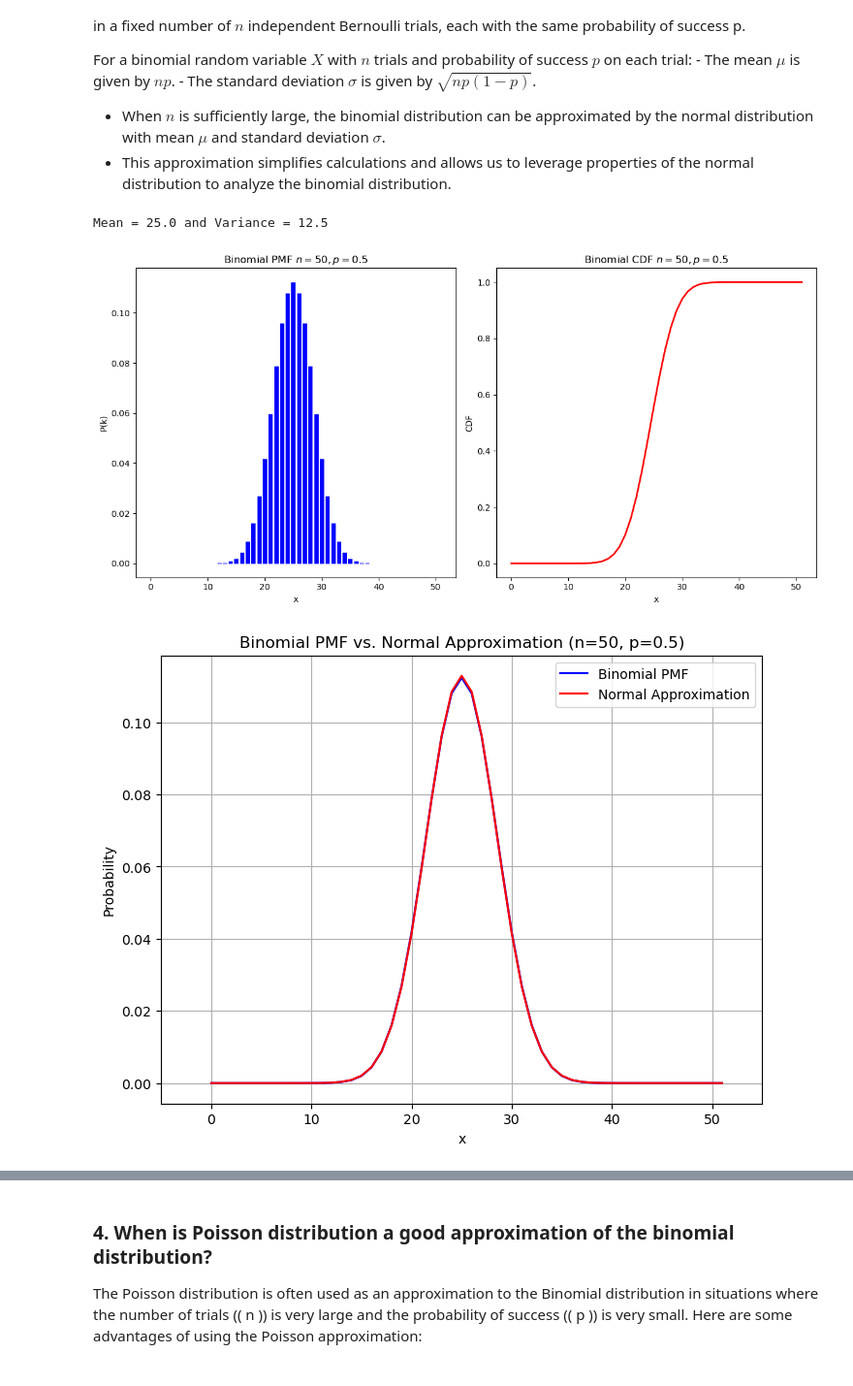
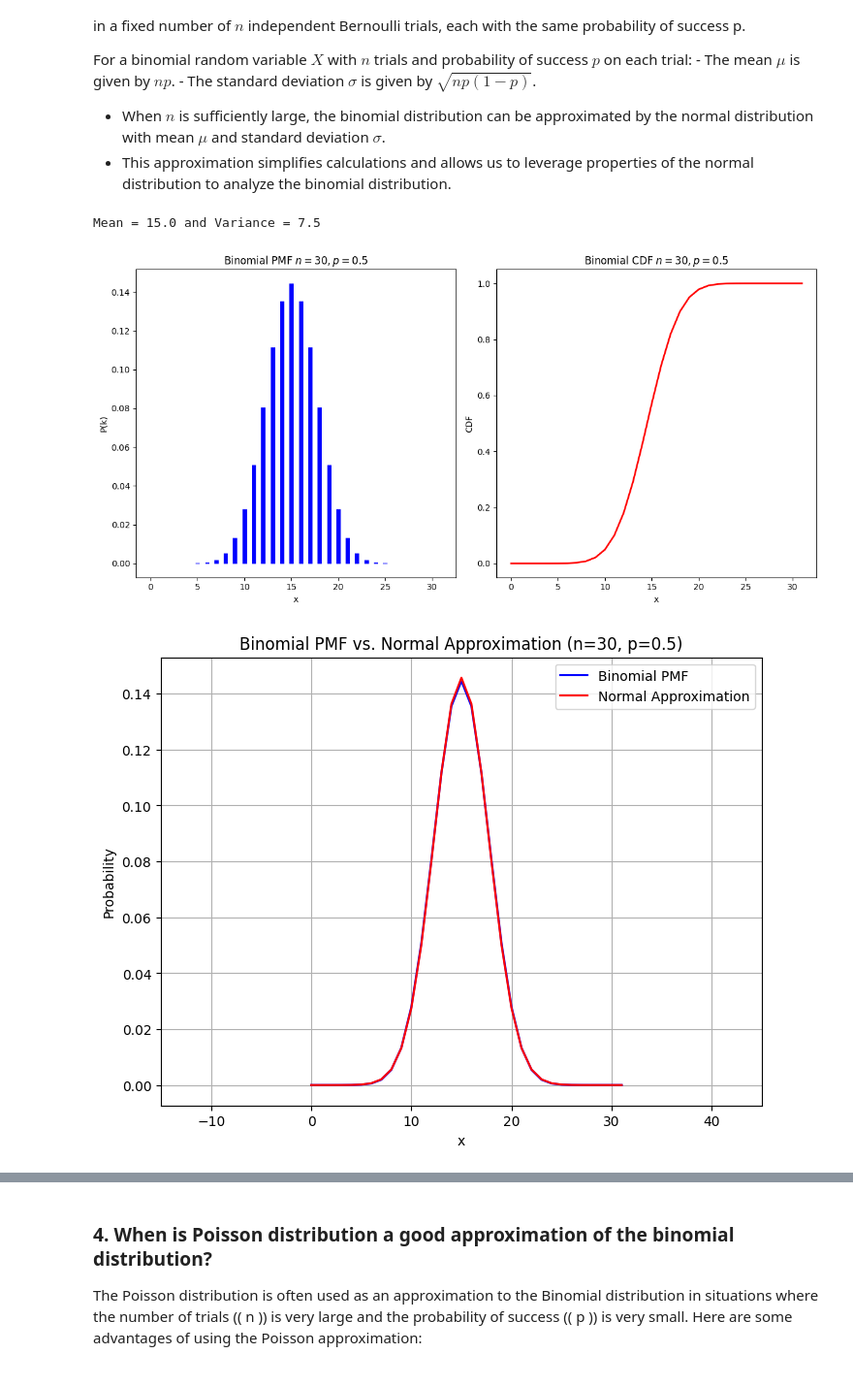
Before and after one commit to cpas0004/Monash2026, a Jupyter notebook: ECE4045/Labs/Lab 1/Lab 1_distributions Moodle_version-1_questions-Copy1.ipynb, the cells around one changed output, grey strips where cells are left out. Shown at 97% size. Cells and saved outputs as stored; diff of their text form; code cells hidden in the pictures.

```diff
--- a/ECE4045/Labs/Lab 1/Lab 1_distributions Moodle_version-1_questions-Copy1.ipynb
+++ b/ECE4045/Labs/Lab 1/Lab 1_distributions Moodle_version-1_questions-Copy1.ipynb
@@ -223,7 +223,7 @@ import matplotlib.pyplot as plt
 
 # User input for n and p
 # n = int(input("Enter the number of trials (n): "))
-n = 50
+n = 30
 # p = float(input("Enter the probability of success on each trial (p): "))
 p = 0.5
 
@@ -247,36 +247,36 @@ ax1.set_title("Binomial PMF $n={}, p={}$".format(n, p))
 ax1.set_ylabel("P(k)")
 ax1.set_xlabel("x")
 
 # Plot CDF
 ax2.plot(x, binom_rv.cdf(x), 'r-', lw=2)
 ax2.set_title("Binomial CDF $n={}, p={}$".format(n, p))
 ax2.set_ylabel("CDF")
 ax2.set_xlabel("x")
 
 plt.tight_layout()
 plt.show()
 
 # Investigate the relationship between the binomial distribution and the normal approximation for large n
 
 mu = n * p
 sigma = np.sqrt(n * p * (1 - p))
 norm_approx = norm(mu, sigma)
 
     # Plot both distributions
 plt.figure(figsize=(8, 6))
 plt.plot(x, binom_rv.pmf(x), 'b', label='Binomial PMF')
 plt.plot(x, norm_approx.pdf(x), 'r', label='Normal Approximation')
 plt.xlim(mu-30, mu+30)  # Adjust the x-axis limits to display around mean
 plt.title("Binomial PMF vs. Normal Approximation (n={}, p={})".format(n, p))
 plt.xlabel("x")
 plt.ylabel("Probability")
 plt.legend()
 plt.grid(True)
 plt.show()
 # %% [output]
-Mean = 25.0 and Variance = 12.5
+Mean = 15.0 and Variance = 7.5
-[figure, old version]
+[figure, new version]
-[figure, old version]
+[figure, new version]
 # %% [markdown]
 #### Exercise Questions
 The code takes user input for the number of trials $ n $ and the probability of success $ p $ on each trial. Provide appropriate inputs for $ n $ and $ p $ to generate two scenarios
```
Also changed, not shown: parts of 4 cells of this notebook.
